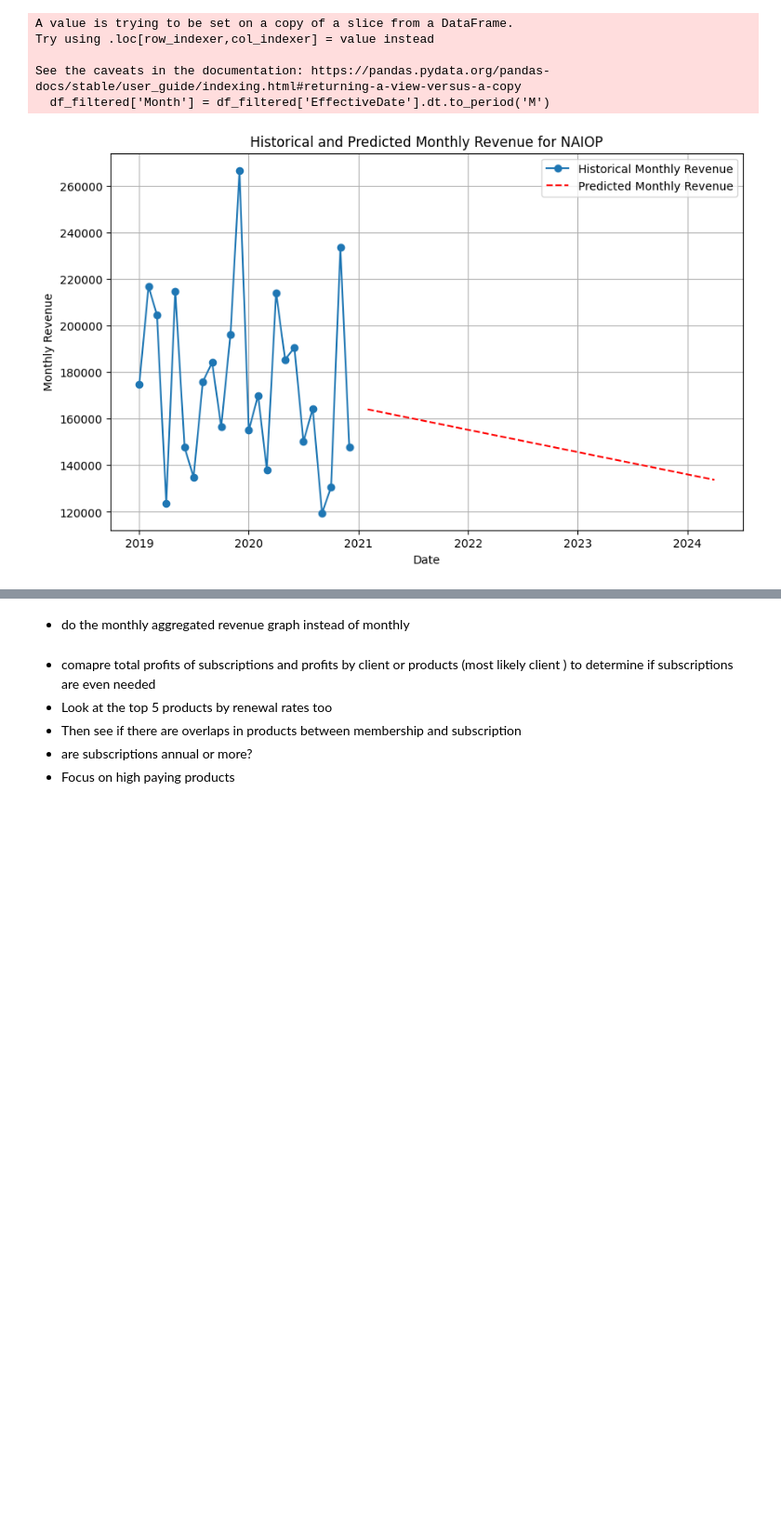
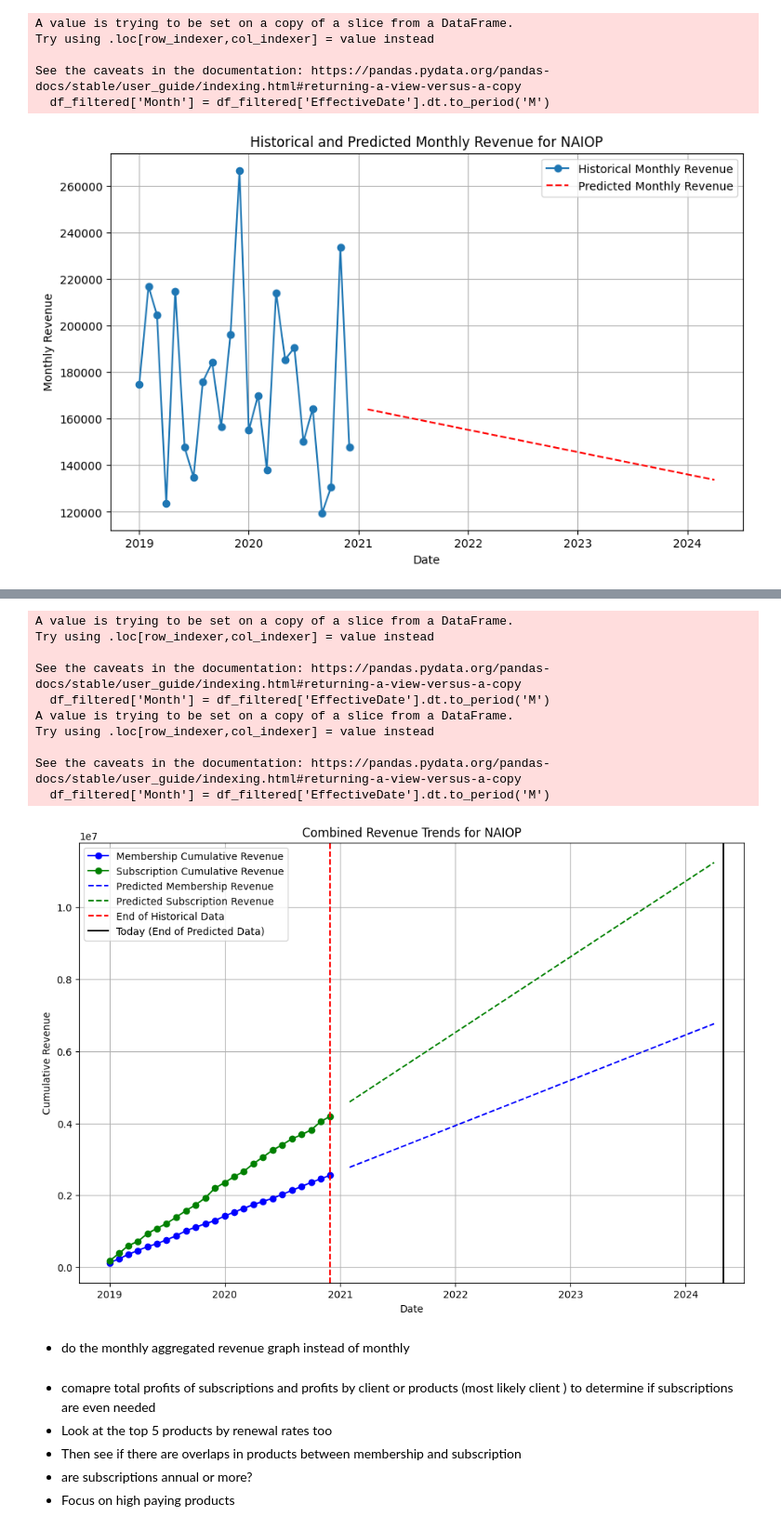
Before and after one commit to aKssup/data-consulting, a Jupyter notebook: sub_data_analysis.ipynb, the cells around one changed output, grey strips where cells are left out. Shown at 93% size. Cells and saved outputs as stored; diff of their text form; code cells hidden in the pictures; blank space fills up the shorter version.

```diff
--- a/sub_data_analysis.ipynb
+++ b/sub_data_analysis.ipynb
@@ -468,3 +589,72 @@ AttributeError: Can only use .dt accessor with datetimelike values
+# %%
+import pandas as pd
+import numpy as np
+from sklearn.linear_model import LinearRegression
+import matplotlib.pyplot as plt
+from matplotlib.dates import date2num
+
+def prepare_and_predict(df, client, start_predict_date):
+    # Ensure 'EffectiveDate' is a datetime object
+    df['EffectiveDate'] = pd.to_datetime(df['EffectiveDate'])
+
+    # Filter data by client and date
+    df_filtered = df[(df['Client'] == client) & (df['EffectiveDate'].dt.year >= 2019)]
+    df_filtered['Month'] = df_filtered['EffectiveDate'].dt.to_period('M')
+
+    # Grouping data by month to calculate monthly revenue
+    revenue_by_month = df_filtered.groupby(['Month'])['Total'].sum().reset_index()
+    revenue_by_month['Month'] = revenue_by_month['Month'].dt.to_timestamp()
+
+    # Calculating cumulative revenue
+    revenue_by_month['Cumulative Total'] = revenue_by_month['Total'].cumsum()
+
+    # Fit the linear regression model to data up to the specified start prediction date
+    training_data = revenue_by_month[revenue_by_month['Month'] < pd.Timestamp(start_predict_date)]
+    X_train = np.array([d.toordinal() for d in training_data['Month']]).reshape(-1, 1)
+    y_train = training_data['Cumulative Total'].values
+
+    model = LinearRegression()
+    model.fit(X_train, y_train)
+
+    # Generate dates from the start prediction date to the present for predictions
+    predict_dates = pd.date_range(start=start_predict_date, end=pd.to_datetime("today"), freq='M')
+    predict_dates_ordinal = np.array([d.toordinal() for d in predict_dates]).reshape(-1, 1)
+
+    # Predict the cumulative monthly revenue
+    predicted_sales = model.predict(predict_dates_ordinal)
+
+    return training_data['Month'], training_data['Cumulative Total'], predict_dates, predicted_sales
+
+
+mem_dates, mem_cumulative, mem_predict_dates, mem_predicted_sales = prepare_and_predict(df_mem, 'NAIOP', '2021-01-01')
+sub_dates, sub_cumulative, sub_predict_dates, sub_predicted_sales = prepare_and_predict(df_sub, 'NAIOP', '2021-01-01')
+
+# Plotting both datasets in one graph with markers
+plt.figure(figsize=(12, 8))
+plt.plot(mem_dates, mem_cumulative, 'bo-', label='Membership Cumulative Revenue')
+plt.plot(sub_dates, sub_cumulative, 'go-', label='Subscription Cumulative Revenue')
+plt.plot(mem_predict_dates, mem_predicted_sales, 'b--', label='Predicted Membership Revenue')
+plt.plot(sub_predict_dates, sub_predicted_sales, 'g--', label='Predicted Subscription Revenue')
+plt.axvline(x=mem_dates.max(), color='red', linestyle='--', label='End of Historical Data')
+plt.axvline(x=pd.to_datetime("today"), color='black', linestyle='-', label='Today (End of Predicted Data)')
+plt.title('Combined Revenue Trends for NAIOP')
+plt.xlabel('Date')
+plt.ylabel('Cumulative Revenue')
+plt.legend()
+plt.grid(True)
+plt.show()
+# %% [output]
+A value is trying to be set on a copy of a slice from a DataFrame.
+Try using .loc[row_indexer,col_indexer] = value instead
+
+See the caveats in the documentation: https://pandas.pydata.org/pandas-docs/stable/user_guide/indexing.html#returning-a-view-versus-a-copy
+  df_filtered['Month'] = df_filtered['EffectiveDate'].dt.to_period('M')
+A value is trying to be set on a copy of a slice from a DataFrame.
+Try using .loc[row_indexer,col_indexer] = value instead
+
+See the caveats in the documentation: https://pandas.pydata.org/pandas-docs/stable/user_guide/indexing.html#returning-a-view-versus-a-copy
+  df_filtered['Month'] = df_filtered['EffectiveDate'].dt.to_period('M')
+[figure, added]
 # %% [markdown]
 - do the monthly aggregated revenue graph instead of monthly
 # %% [markdown]
```
Also changed, not shown: parts of 3 cells of this notebook, 1 other file.
